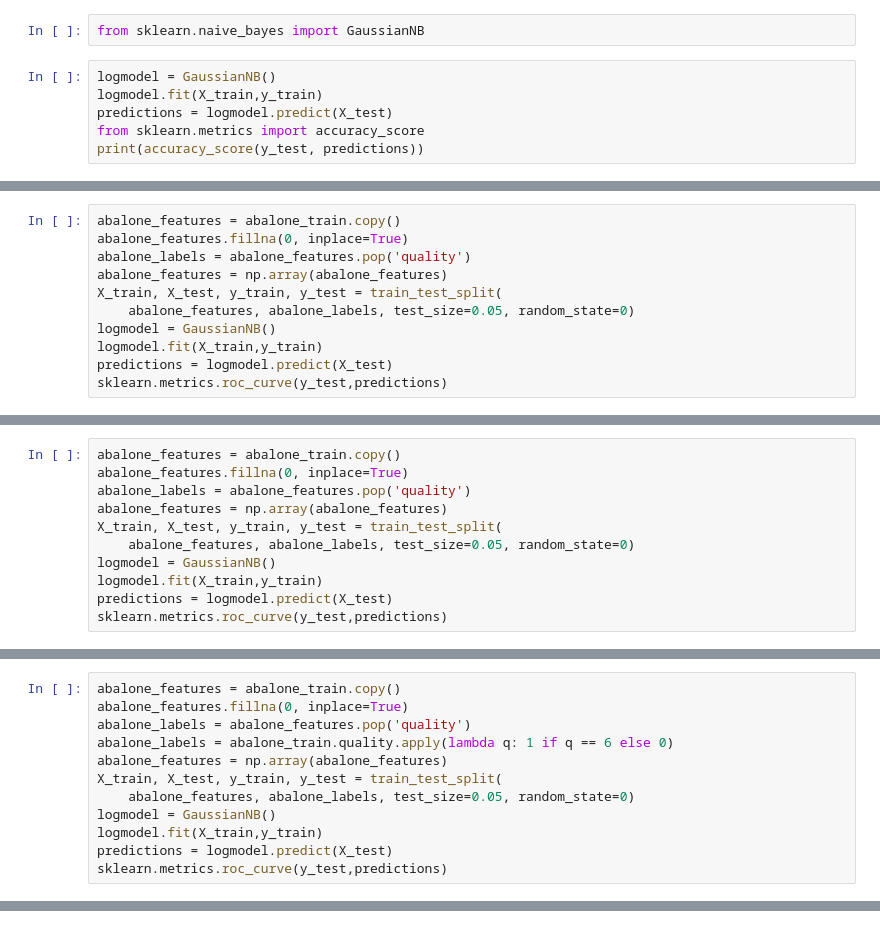
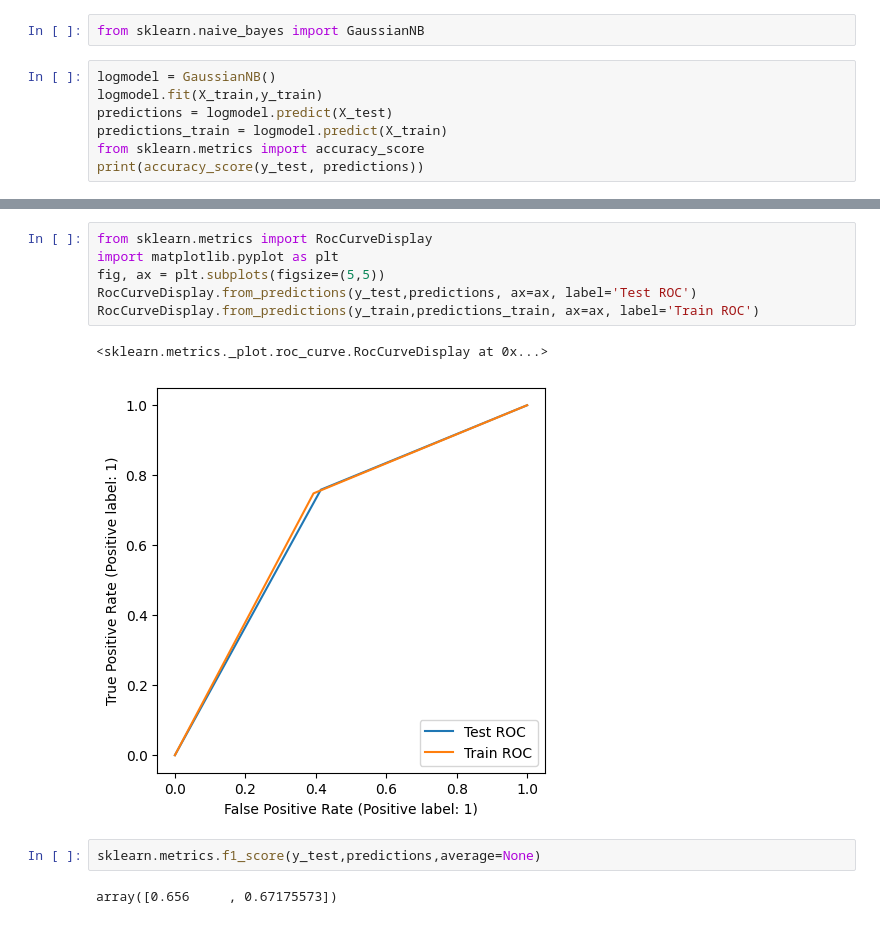
Before and after one commit to ronin49/mbk, a Jupyter notebook: nb.ipynb, the cells around one changed output, grey strips where cells are left out. Drawn from its saved outputs; the diff is of its cells as text.

```diff
--- a/nb.ipynb
+++ b/nb.ipynb
@@ -75,6 +32,7 @@ from sklearn.naive_bayes import GaussianNB
 logmodel = GaussianNB()
 logmodel.fit(X_train,y_train)
 predictions = logmodel.predict(X_test)
+predictions_train = logmodel.predict(X_train)
 from sklearn.metrics import accuracy_score
 print(accuracy_score(y_test, predictions))
 # %% [output]
@@ -115,11 +55,0 @@ abalone_train.quality.apply(lambda q: 1 if q == 6 else 0)
-# %%
-abalone_features = abalone_train.copy()
-abalone_features.fillna(0, inplace=True)
-abalone_labels = abalone_features.pop('quality')
-abalone_features = np.array(abalone_features)
-X_train, X_test, y_train, y_test = train_test_split(
-    abalone_features, abalone_labels, test_size=0.05, random_state=0)
-logmodel = GaussianNB()
-logmodel.fit(X_train,y_train)
-predictions = logmodel.predict(X_test)
-sklearn.metrics.roc_curve(y_test,predictions)
@@ -130,11 +55,0 @@ abalone_train = abalone_train.quality.apply(lambda q: 1 if q == 6 else 0)
-# %%
-abalone_features = abalone_train.copy()
-abalone_features.fillna(0, inplace=True)
-abalone_labels = abalone_features.pop('quality')
-abalone_features = np.array(abalone_features)
-X_train, X_test, y_train, y_test = train_test_split(
-    abalone_features, abalone_labels, test_size=0.05, random_state=0)
-logmodel = GaussianNB()
-logmodel.fit(X_train,y_train)
-predictions = logmodel.predict(X_test)
-sklearn.metrics.roc_curve(y_test,predictions)
@@ -149,12 +55,0 @@ abalone_train = pd.read_csv(
-# %%
-abalone_features = abalone_train.copy()
-abalone_features.fillna(0, inplace=True)
-abalone_labels = abalone_features.pop('quality')
-abalone_labels = abalone_train.quality.apply(lambda q: 1 if q == 6 else 0)
-abalone_features = np.array(abalone_features)
-X_train, X_test, y_train, y_test = train_test_split(
-    abalone_features, abalone_labels, test_size=0.05, random_state=0)
-logmodel = GaussianNB()
-logmodel.fit(X_train,y_train)
-predictions = logmodel.predict(X_test)
-sklearn.metrics.roc_curve(y_test,predictions)
@@ -180,0 +64,13 @@ sklearn.metrics.log_loss(y_test,predictions)
+# %%
+from sklearn.metrics import RocCurveDisplay
+import matplotlib.pyplot as plt
+fig, ax = plt.subplots(figsize=(5,5))
+RocCurveDisplay.from_predictions(y_test,predictions, ax=ax, label='Test ROC')
+RocCurveDisplay.from_predictions(y_train,predictions_train, ax=ax, label='Train ROC')
+# %% [output]
+<sklearn.metrics._plot.roc_curve.RocCurveDisplay at 0x...>
+[figure, added]
+# %%
+sklearn.metrics.f1_score(y_test,predictions,average=None)
+# %% [output]
+array([0.656     , 0.67175573])
```
Also changed, not shown: parts of 25 cells of this notebook.
